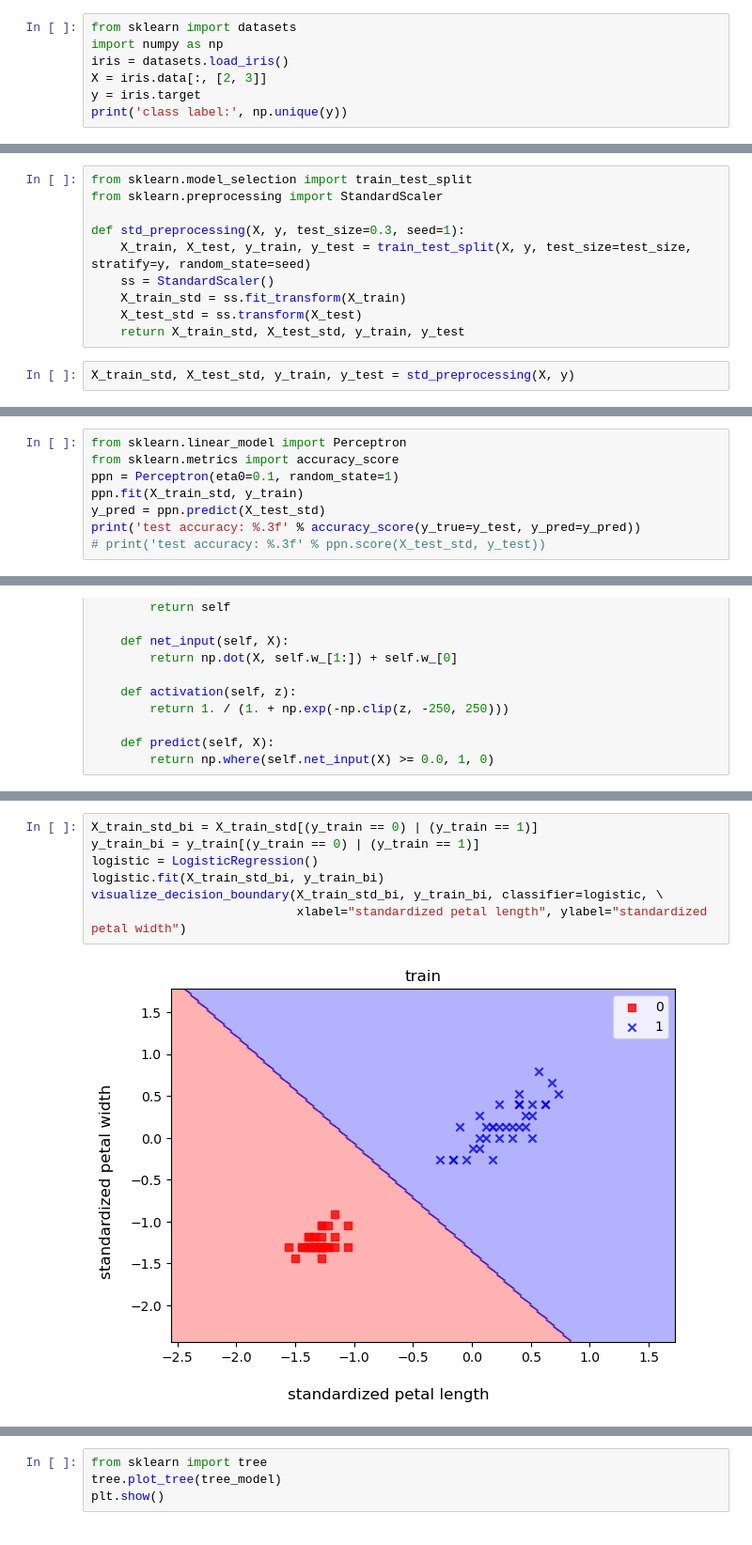
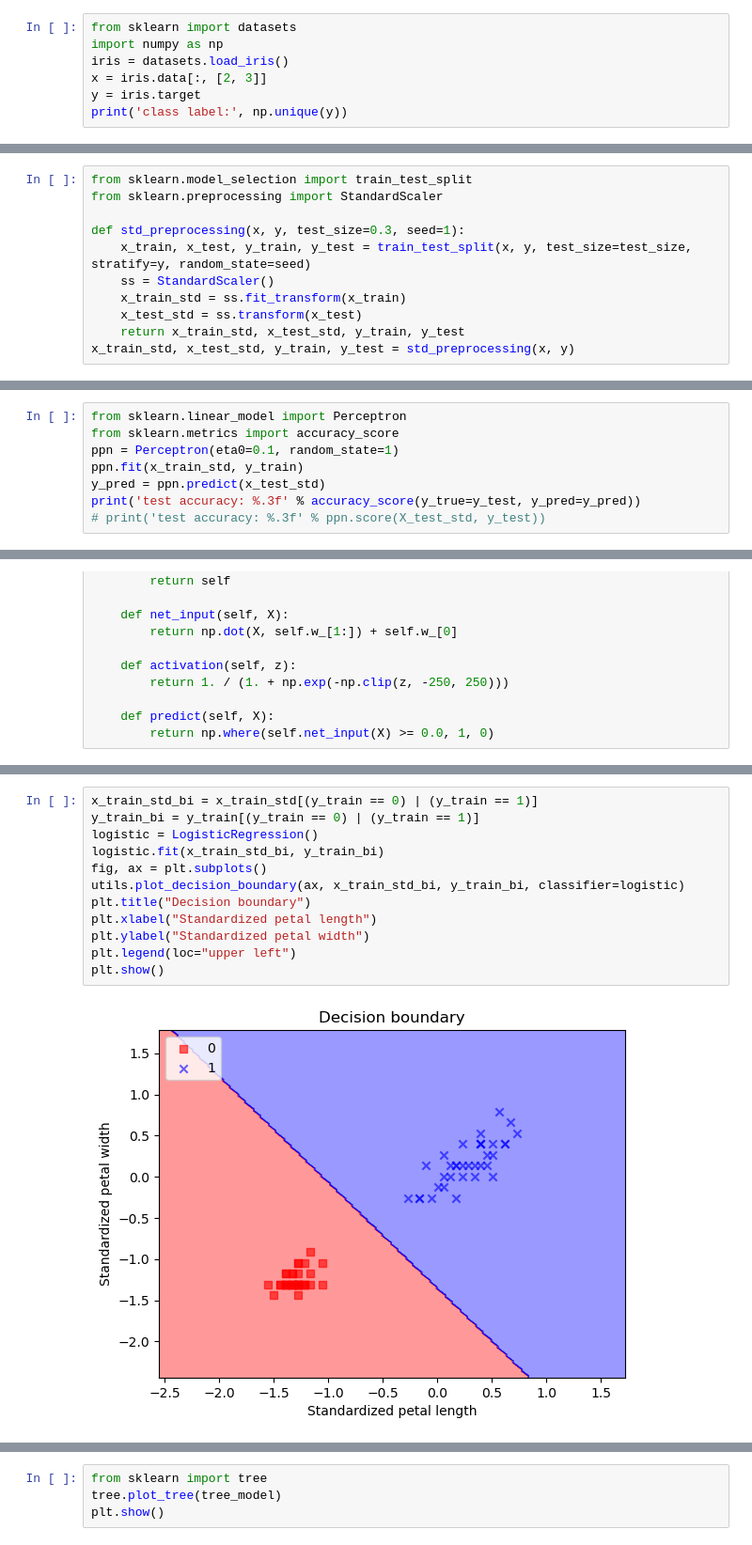
Before and after one commit to hanjihun2000/machine-learning, a Jupyter notebook: guide/classification-models.ipynb, the cells around one changed output, grey strips where cells are left out. Shown at 94% size. Cells and saved outputs as stored; diff of their text form.

```diff
--- a/guide/classification-models.ipynb
+++ b/guide/classification-models.ipynb
@@ -6,7 +6,7 @@ train Perceptron model using **scikit-learn** API instead of creating API oursel
 from sklearn import datasets
 import numpy as np
 iris = datasets.load_iris()
-X = iris.data[:, [2, 3]]
+x = iris.data[:, [2, 3]]
 y = iris.target
 print('class label:', np.unique(y))
 # %% [output]
@@ -15,11 +15,10 @@ class label: [0 1 2]
 from sklearn.model_selection import train_test_split
 from sklearn.preprocessing import StandardScaler
 
-def std_preprocessing(X, y, test_size=0.3, seed=1):
-    X_train, X_test, y_train, y_test = train_test_split(X, y, test_size=test_size, stratify=y, random_state=seed)
+def std_preprocessing(x, y, test_size=0.3, seed=1):
+    x_train, x_test, y_train, y_test = train_test_split(x, y, test_size=test_size, stratify=y, random_state=seed)
     ss = StandardScaler()
-    X_train_std = ss.fit_transform(X_train)
-    X_test_std = ss.transform(X_test)
-    return X_train_std, X_test_std, y_train, y_test
+    x_train_std = ss.fit_transform(x_train)
+    x_test_std = ss.transform(x_test)
+    return x_train_std, x_test_std, y_train, y_test
+x_train_std, x_test_std, y_train, y_test = std_preprocessing(x, y)
-# %%
-X_train_std, X_test_std, y_train, y_test = std_preprocessing(X, y)
@@ -29,8 +26,8 @@ train Perceptron model. due to its OvR (one-versus-rest) algorithm, scikit-learn
 from sklearn.linear_model import Perceptron
 from sklearn.metrics import accuracy_score
 ppn = Perceptron(eta0=0.1, random_state=1)
-ppn.fit(X_train_std, y_train)
-y_pred = ppn.predict(X_test_std)
+ppn.fit(x_train_std, y_train)
+y_pred = ppn.predict(x_test_std)
 print('test accuracy: %.3f' % accuracy_score(y_true=y_test, y_pred=y_pred))
 # print('test accuracy: %.3f' % ppn.score(X_test_std, y_test))
 # %% [output]
@@ -182,10 +131,15 @@ apply logistic regression model on the iris dataset (only binary classification
 # %%
-X_train_std_bi = X_train_std[(y_train == 0) | (y_train == 1)]
+x_train_std_bi = x_train_std[(y_train == 0) | (y_train == 1)]
 y_train_bi = y_train[(y_train == 0) | (y_train == 1)]
 logistic = LogisticRegression()
-logistic.fit(X_train_std_bi, y_train_bi)
-visualize_decision_boundary(X_train_std_bi, y_train_bi, classifier=logistic, \
-                            xlabel="standardized petal length", ylabel="standardized petal width")
+logistic.fit(x_train_std_bi, y_train_bi)
+fig, ax = plt.subplots()
+utils.plot_decision_boundary(ax, x_train_std_bi, y_train_bi, classifier=logistic)
+plt.title("Decision boundary")
+plt.xlabel("Standardized petal length")
+plt.ylabel("Standardized petal width")
+plt.legend(loc="upper left")
+plt.show()
 # %% [output]
-[figure, old version]
+[figure, new version]
 # %% [markdown]
```
Also changed, not shown: parts of 41 cells of this notebook, 1 other file.
